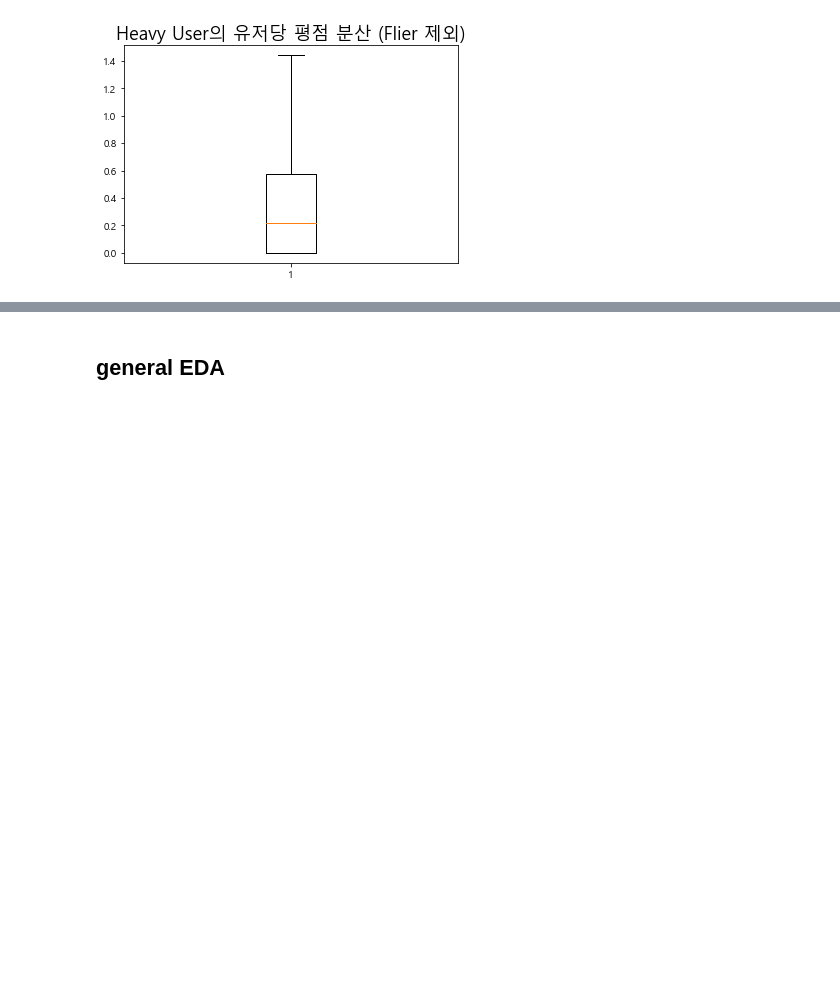
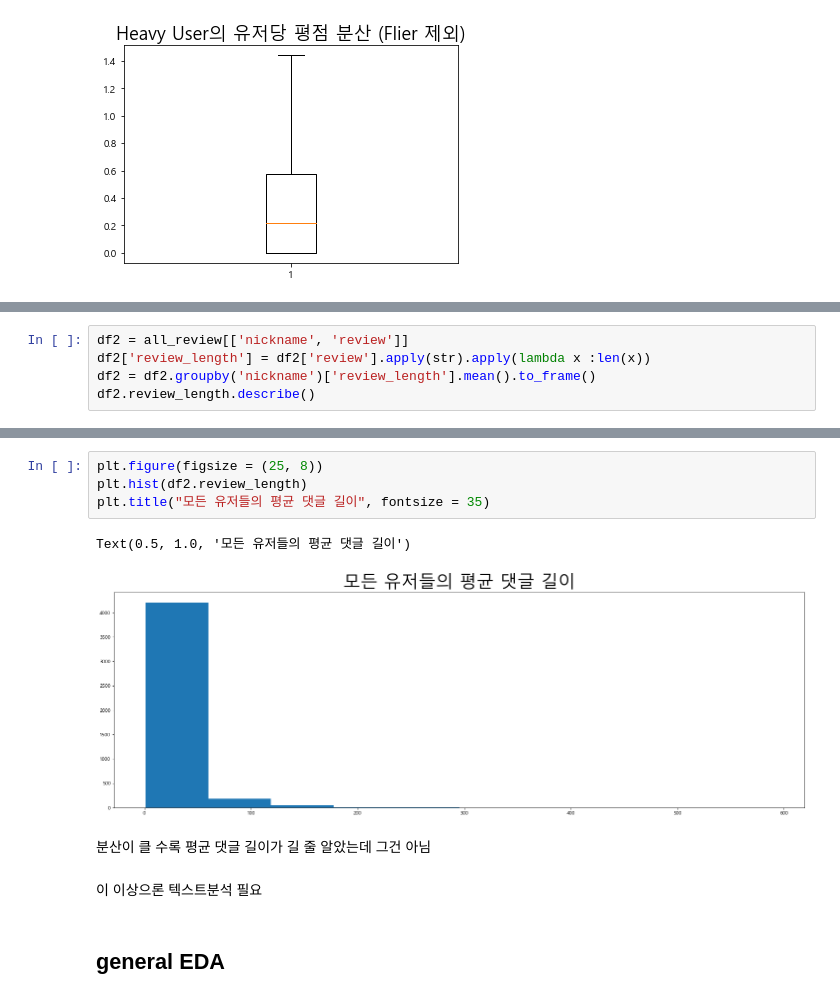
Before and after one commit to dataitgirls4/team_3, a Jupyter notebook: Recommendation_System.ipynb, the cells around one changed output, grey strips where cells are left out. Saved outputs shown, nothing was run; the diff lists cells and outputs as text; blank space fills up the shorter version.

```diff
--- a/Recommendation_System.ipynb
+++ b/Recommendation_System.ipynb
@@ -507,0 +583,5 @@ Text(0.5, 1.0, 'Heavy User의 유저당 평점 분산 (Flier 제외)')
+# %%
+df2 = all_review[['nickname', 'review']]
+df2['review_length'] = df2['review'].apply(str).apply(lambda x :len(x))
+df2 = df2.groupby('nickname')['review_length'].mean().to_frame()
+df2.review_length.describe()
@@ -508,3 +609,14 @@ Text(0.5, 1.0, 'Heavy User의 유저당 평점 분산 (Flier 제외)')
+# %%
+plt.figure(figsize = (25, 8))
+plt.hist(df2.review_length)
+plt.title("모든 유저들의 평균 댓글 길이", fontsize = 35)
+# %% [output]
+Text(0.5, 1.0, '모든 유저들의 평균 댓글 길이')
+[figure, added]
+# %% [markdown]
+분산이 클 수록 평균 댓글 길이가 길 줄 알았는데 그건 아님
+# %% [markdown]
+이 이상으론 텍스트분석 필요
 # %% [markdown]
 ## general EDA
 # %%
```
Also changed, not shown: parts of 14 cells of this notebook.
